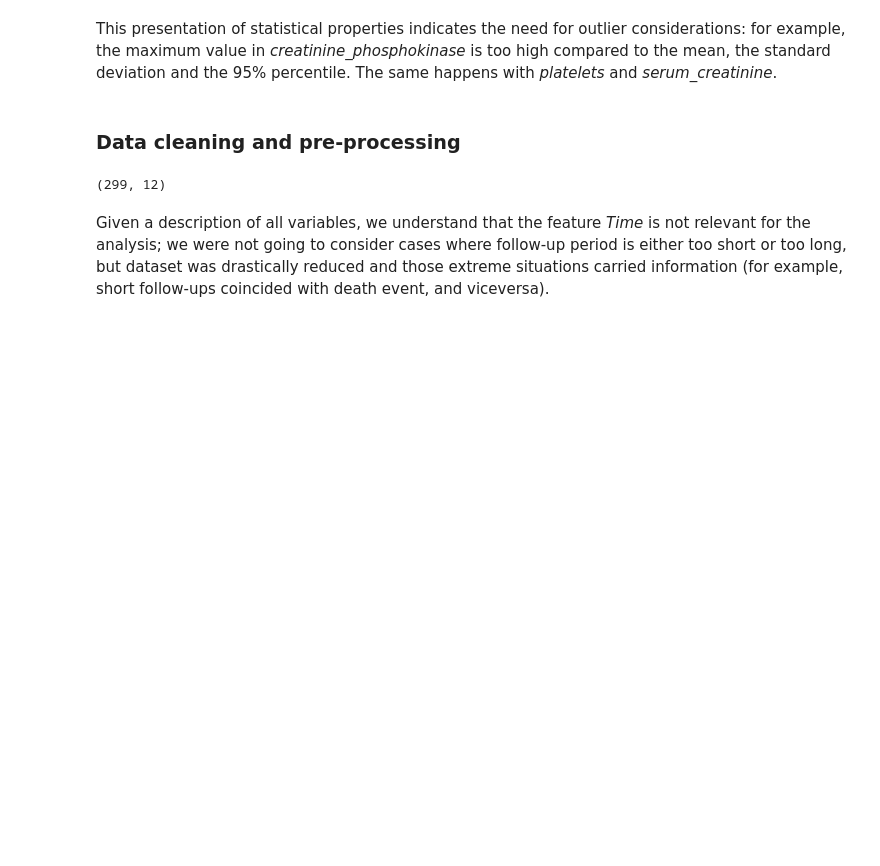
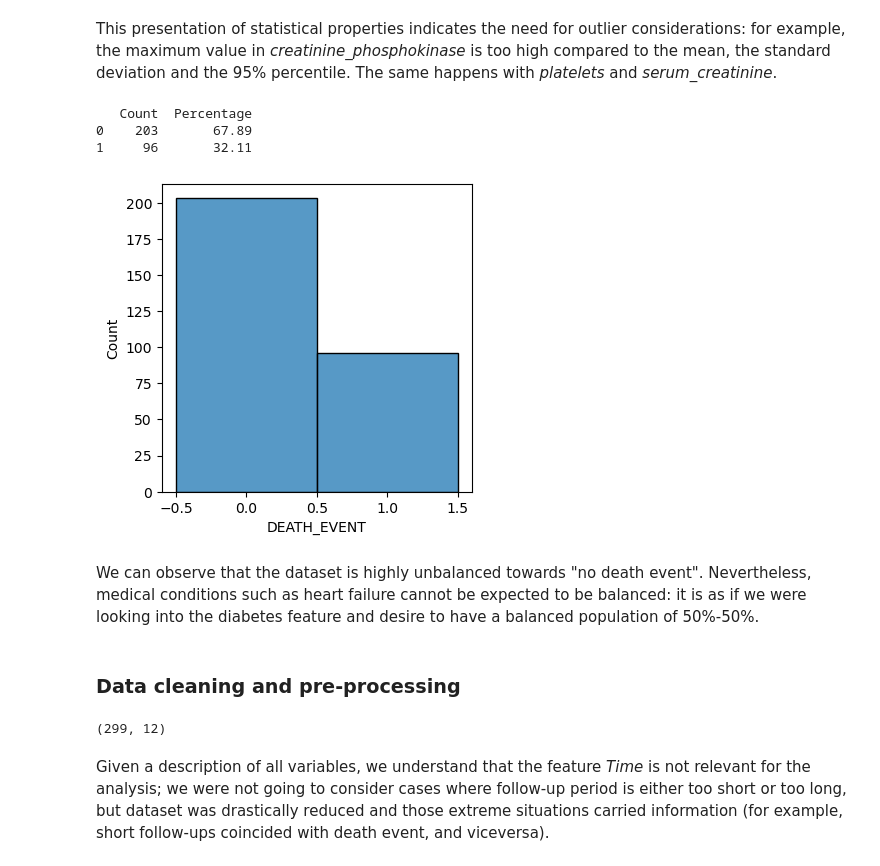
Before and after one commit to mateo-st/ML_UM, a Jupyter notebook: 3º Lab/LAB3 - Mordetzki, Stipanicic.ipynb, the cells around one changed output. Drawn from its saved outputs; the diff is of its cells as text; code cells hidden in the pictures; blank space fills up the shorter version.

```diff
--- a/3º Lab/LAB3 - Mordetzki, Stipanicic.ipynb
+++ b/3º Lab/LAB3 - Mordetzki, Stipanicic.ipynb
@@ -165,6 +356,21 @@ dataset_blood.describe(percentiles = [0.25, 0.50, 0.75, 0.95])
 | max | 95.000000 | 1.000000 | 7861.000000 | 1.000000 | 80.000000 | 1.000000 | 850000.000000 | ... |
 # %% [markdown]
 This presentation of statistical properties indicates the need for outlier considerations: for example, the maximum value in _creatinine_phosphokinase_ is too high compared to the mean, the standard deviation and the 95% percentile. The same happens with _platelets_ and _serum_creatinine_.
+# %%
+# Histogram of counts
+fig, ax = plt.subplots(figsize=(4, 4))
+sns.histplot(dataset_blood['DEATH_EVENT'], discrete=True)
+print(pd.concat( [dataset_blood['DEATH_EVENT'].value_counts(),
+                  dataset_blood['DEATH_EVENT'].value_counts(normalize=True).mul(100).round(2)],
+                 axis = 1,
+                 keys = ('Count', 'Percentage')))
+# %% [output]
+   Count  Percentage
+0    203       67.89
+1     96       32.11
+[figure, added]
+# %% [markdown]
+We can observe that the dataset is highly unbalanced towards "no death event". Nevertheless, medical conditions such as heart failure cannot be expected to be balanced: it is as if we were looking into the diabetes feature and desire to have a balanced population of 50%-50%.
 # %% [markdown]
 ### Data cleaning and pre-processing
 # %%
```
Also changed, not shown: parts of 99 cells of this notebook.
